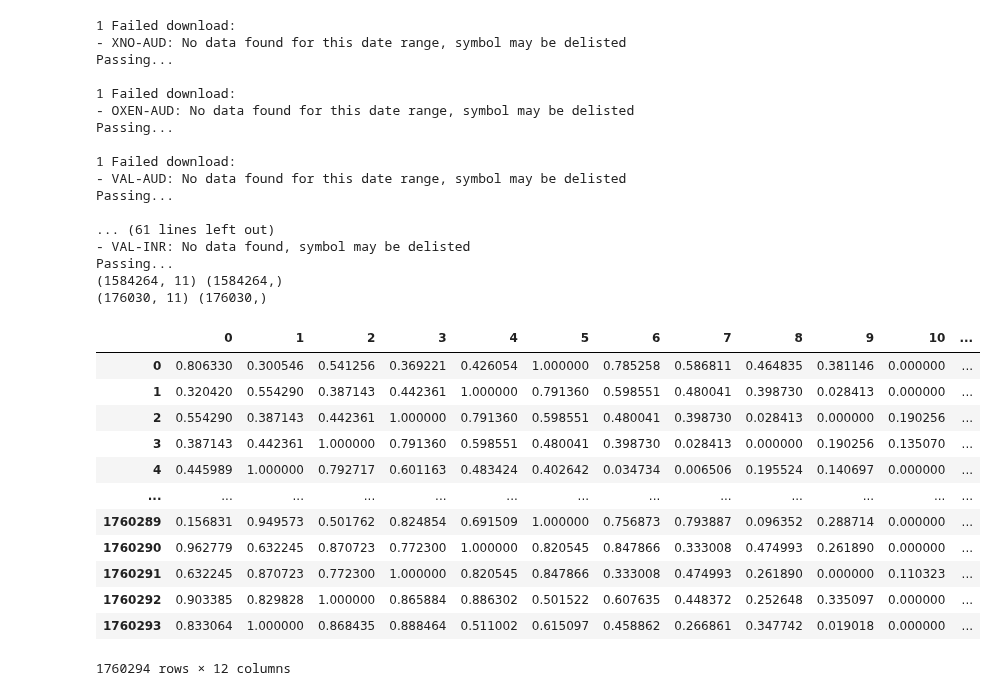
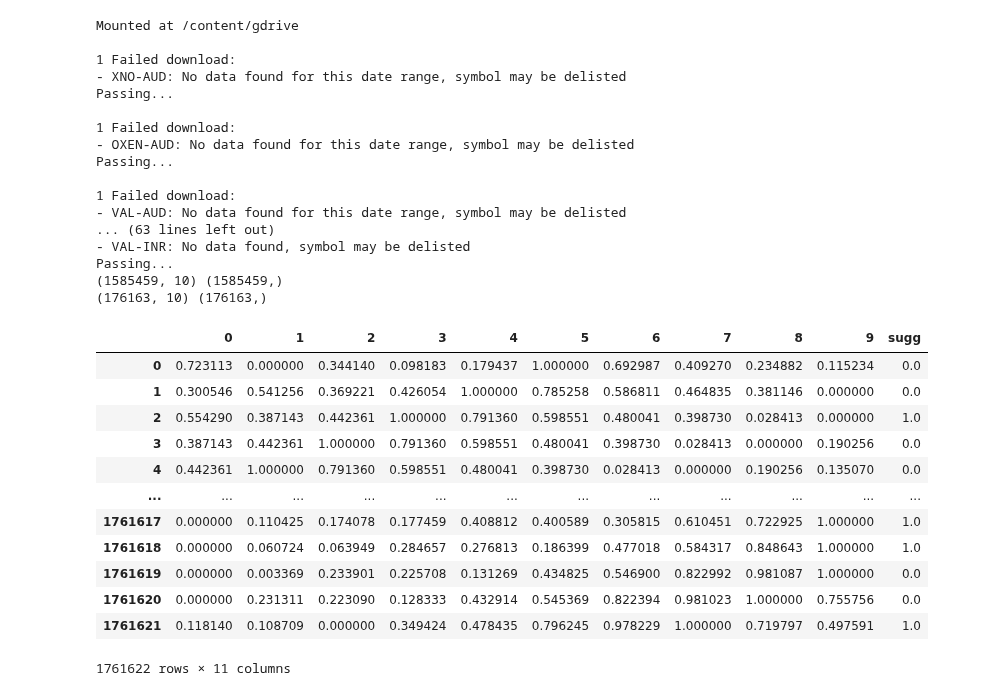
Before and after one commit to aliprg0/Google_Colab, a Jupyter notebook: Binary_v41.ipynb, the cells around one changed output. Drawn from its saved outputs; the diff is of its cells as text; code cells hidden in the pictures.

```diff
--- a/Binary_v41.ipynb
+++ b/Binary_v41.ipynb
@@ -78,7 +78,7 @@ def extract_data(df):
     rows = []
     for each in range(11,df.shape[0]-1):
         sugg = 0
-        if df[each+1][3] > df[each][0]:
+        if df[each][3] > df[each][0]:
           sugg = 1
         row = [
                 df[each-10][3],
@@ -91,7 +91,6 @@ def extract_data(df):
                 df[each-3][3],
                 df[each-2][3],
                 df[each-1][3],
-                df[each][3],
                 sugg
         ]
         rows.append(row)
@@ -127,52 +126,53 @@ def process(dfs):
 #symbols = ["BTC-USD","ETH-USD"]
 #symbols = ["BTC-USD"]
 #df = pd.read_parquet("/content/drive/MyDrive/Colab Files/250_crypto_1d_scaled_yf.parquet")
-
+from google.colab import drive
+drive.mount("/content/gdrive")
 symbols = get_crypto_syms()
 dfs = []
 for symbol in symbols:
            data = yf.download(symbol,period="MAX",interval="1d",progress=False)
            if data.empty :
              print("Passing...")
            else:
                dfs.append(data)
 ndfs = dfs
 dfs = []
 for df in ndfs:
         if df.shape[0] > 12:
           dfs.append(df)
 data = process(dfs)
 data.to_csv("1d_10pastcandle_newversion.csv")
 xTrain, xTest, yTrain, yTest = spliting(data)
 data
 # %% [output]
+Mounted at /content/gdrive
+
 1 Failed download:
 - XNO-AUD: No data found for this date range, symbol may be delisted
 Passing...
 
 1 Failed download:
 - OXEN-AUD: No data found for this date range, symbol may be delisted
 Passing...
 
 1 Failed download:
 - VAL-AUD: No data found for this date range, symbol may be delisted
-Passing...
-
-... (61 lines left out)
+... (63 lines left out)
 - VAL-INR: No data found, symbol may be delisted
 Passing...
-(1584264, 11) (1584264,)
-(176030, 11) (176030,)
+(1585459, 10) (1585459,)
+(176163, 10) (176163,)
-|  | 0 | 1 | 2 | 3 | 4 | 5 | 6 | 7 | 8 | 9 | 10 | ... |
-| 0 | 0.806330 | 0.300546 | 0.541256 | 0.369221 | 0.426054 | 1.000000 | 0.785258 | 0.586811 | 0.464835 | 0.381146 | 0.000000 | ... |
-| 1 | 0.320420 | 0.554290 | 0.387143 | 0.442361 | 1.000000 | 0.791360 | 0.598551 | 0.480041 | 0.398730 | 0.028413 | 0.000000 | ... |
-| 2 | 0.554290 | 0.387143 | 0.442361 | 1.000000 | 0.791360 | 0.598551 | 0.480041 | 0.398730 | 0.028413 | 0.000000 | 0.190256 | ... |
-| 3 | 0.387143 | 0.442361 | 1.000000 | 0.791360 | 0.598551 | 0.480041 | 0.398730 | 0.028413 | 0.000000 | 0.190256 | 0.135070 | ... |
-| 4 | 0.445989 | 1.000000 | 0.792717 | 0.601163 | 0.483424 | 0.402642 | 0.034734 | 0.006506 | 0.195524 | 0.140697 | 0.000000 | ... |
-| ... | ... | ... | ... | ... | ... | ... | ... | ... | ... | ... | ... | ... |
-| 1760289 | 0.156831 | 0.949573 | 0.501762 | 0.824854 | 0.691509 | 1.000000 | 0.756873 | 0.793887 | 0.096352 | 0.288714 | 0.000000 | ... |
-| 1760290 | 0.962779 | 0.632245 | 0.870723 | 0.772300 | 1.000000 | 0.820545 | 0.847866 | 0.333008 | 0.474993 | 0.261890 | 0.000000 | ... |
-| 1760291 | 0.632245 | 0.870723 | 0.772300 | 1.000000 | 0.820545 | 0.847866 | 0.333008 | 0.474993 | 0.261890 | 0.000000 | 0.110323 | ... |
-| 1760292 | 0.903385 | 0.829828 | 1.000000 | 0.865884 | 0.886302 | 0.501522 | 0.607635 | 0.448372 | 0.252648 | 0.335097 | 0.000000 | ... |
-| 1760293 | 0.833064 | 1.000000 | 0.868435 | 0.888464 | 0.511002 | 0.615097 | 0.458862 | 0.266861 | 0.347742 | 0.019018 | 0.000000 | ... |
+|  | 0 | 1 | 2 | 3 | 4 | 5 | 6 | 7 | 8 | 9 | sugg |
+| 0 | 0.723113 | 0.000000 | 0.344140 | 0.098183 | 0.179437 | 1.000000 | 0.692987 | 0.409270 | 0.234882 | 0.115234 | 0.0 |
+| 1 | 0.300546 | 0.541256 | 0.369221 | 0.426054 | 1.000000 | 0.785258 | 0.586811 | 0.464835 | 0.381146 | 0.000000 | 0.0 |
+| 2 | 0.554290 | 0.387143 | 0.442361 | 1.000000 | 0.791360 | 0.598551 | 0.480041 | 0.398730 | 0.028413 | 0.000000 | 1.0 |
+| 3 | 0.387143 | 0.442361 | 1.000000 | 0.791360 | 0.598551 | 0.480041 | 0.398730 | 0.028413 | 0.000000 | 0.190256 | 0.0 |
+| 4 | 0.442361 | 1.000000 | 0.791360 | 0.598551 | 0.480041 | 0.398730 | 0.028413 | 0.000000 | 0.190256 | 0.135070 | 0.0 |
+| ... | ... | ... | ... | ... | ... | ... | ... | ... | ... | ... | ... |
+| 1761617 | 0.000000 | 0.110425 | 0.174078 | 0.177459 | 0.408812 | 0.400589 | 0.305815 | 0.610451 | 0.722925 | 1.000000 | 1.0 |
+| 1761618 | 0.000000 | 0.060724 | 0.063949 | 0.284657 | 0.276813 | 0.186399 | 0.477018 | 0.584317 | 0.848643 | 1.000000 | 1.0 |
+| 1761619 | 0.000000 | 0.003369 | 0.233901 | 0.225708 | 0.131269 | 0.434825 | 0.546900 | 0.822992 | 0.981087 | 1.000000 | 0.0 |
+| 1761620 | 0.000000 | 0.231311 | 0.223090 | 0.128333 | 0.432914 | 0.545369 | 0.822394 | 0.981023 | 1.000000 | 0.755756 | 0.0 |
+| 1761621 | 0.118140 | 0.108709 | 0.000000 | 0.349424 | 0.478435 | 0.796245 | 0.978229 | 1.000000 | 0.719797 | 0.497591 | 1.0 |
-1760294 rows × 12 columns
+1761622 rows × 11 columns
```
Also changed, not shown: parts of 10 cells of this notebook.
